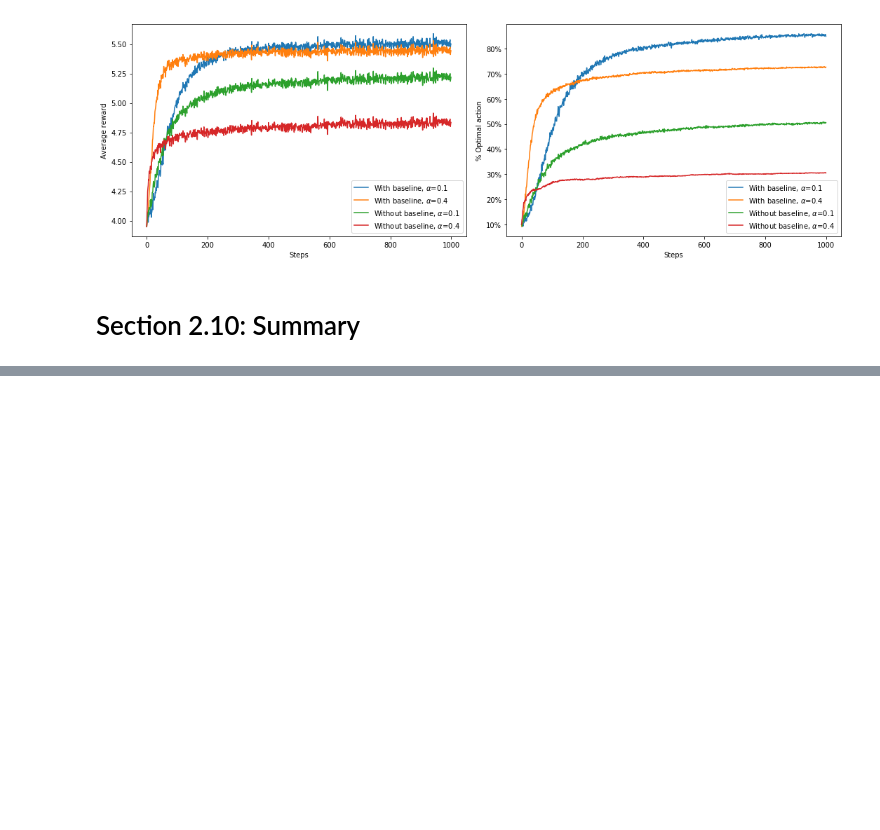
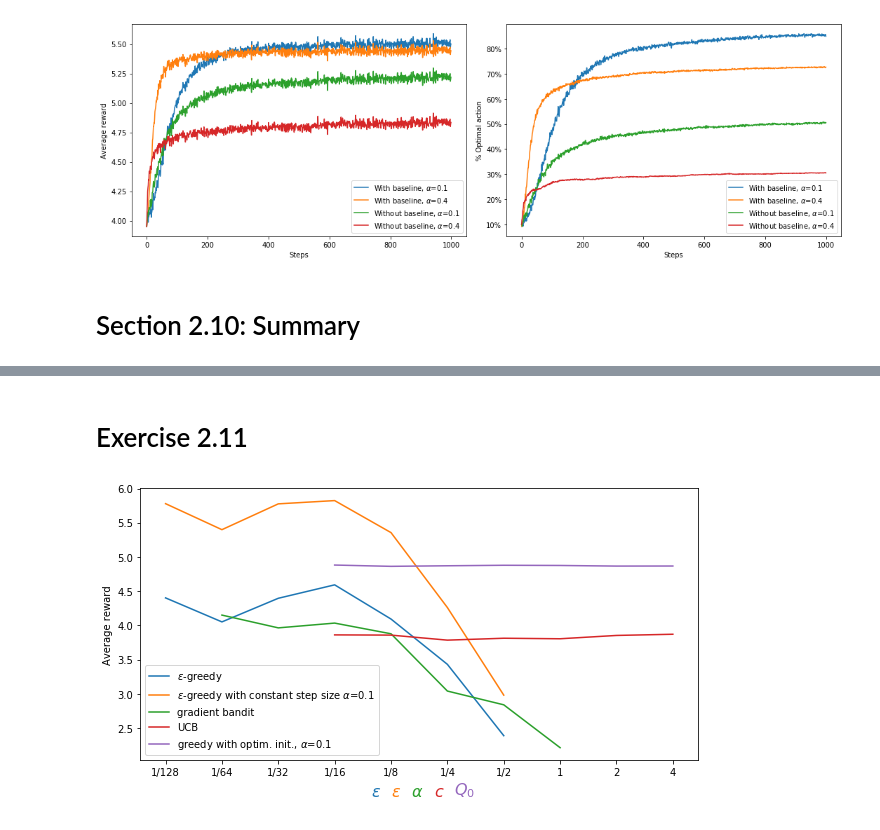
Before and after one commit to kevin1kevin1k/RL-playground, a Jupyter notebook: bandit.ipynb, the cells around one changed output, grey strips where cells are left out. Drawn from its saved outputs; the diff is of its cells as text; code cells hidden in the pictures; blank space fills up the shorter version.

Commit message:
exercise 2.11

```diff
--- a/bandit.ipynb
+++ b/bandit.ipynb
@@ -336,0 +337,31 @@ plt.show()
+# %% [markdown]
+# Exercise 2.11
+# %%
+n_runs = 100
+n_steps = 200000
+Rs = [[[] for _ in range(n_runs)] for _ in range(len(configs))]
+
+for i in range(n_runs):
+    seed = np.random.randint(max_int)
+
+    for j, config in enumerate(configs):
+        for p in config['param_range']:
+            np.random.seed(seed)
+            config[config['param']] = 2**p
+            R = run(n_steps=n_steps, stationary=False, **config)
+            Rs[j][i].append(np.mean(R[n_steps//2:]))
+
+plt.figure(figsize=(10, 5))
+ax = plt.subplot(1, 1, 1)
+for i in range(len(configs)):
+    ax.plot(configs[i]['param_range'], np.mean(Rs[i], axis=0))
+ax.set_ylabel('Average reward')
+ax.set_xticks(range_union)
+ax.set_xticklabels(map(rationalize, range_union))
+ax.legend([config['name'] for config in configs])
+multicolor_label(ax, [r'$\epsilon$', r'$\epsilon$', r'$\alpha$', r'$c$', r'$Q_0$'],
+                 [f'C{i}' for i in range(len(configs))], size=16)
+
+plt.show()
+# %% [output]
+[figure, added]
```
Also changed, not shown: parts of 2 cells of this notebook.
